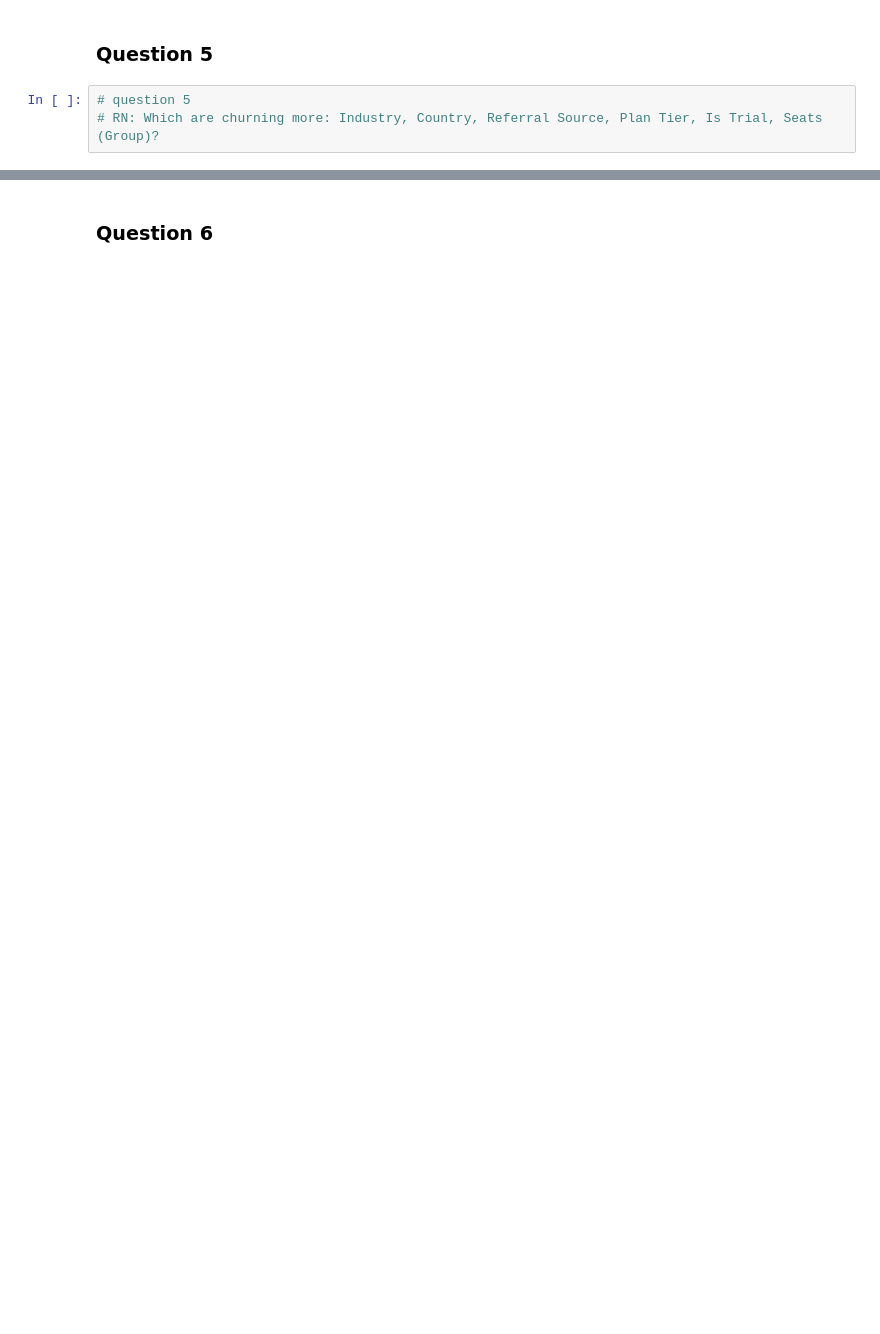
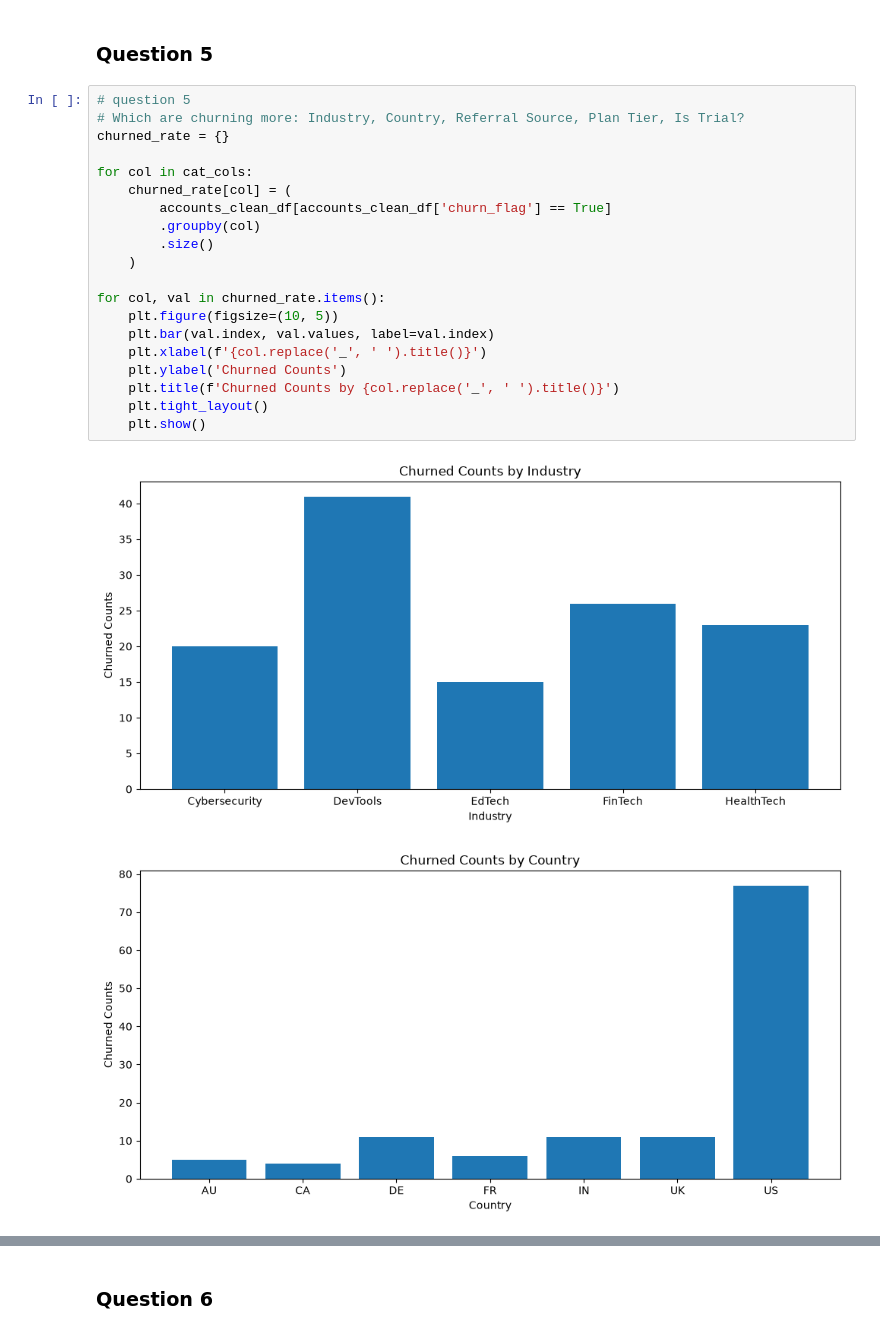
Before and after one commit to UjjwalKarkeyy/Falconstack_SaaS_Growth_Retention, a Jupyter notebook: ETL/etl2_eda.ipynb, the cells around one changed output, grey strips where cells are left out. Cells and saved outputs as stored; diff of their text form; blank space fills up the shorter version.

Commit message:
accounts eda done
ToDo:
- Other tables

```diff
--- a/ETL/etl2_eda.ipynb
+++ b/ETL/etl2_eda.ipynb
@@ -153,4 +160,24 @@ for col in cat_cols:
 ### **Question 5**
 # %%
 # question 5
-# RN: Which are churning more: Industry, Country, Referral Source, Plan Tier, Is Trial, Seats (Group)?
+# Which are churning more: Industry, Country, Referral Source, Plan Tier, Is Trial?
+churned_rate = {}
+
+for col in cat_cols:
+    churned_rate[col] = (
+        accounts_clean_df[accounts_clean_df['churn_flag'] == True]
+        .groupby(col)
+        .size()
+    )
+
+for col, val in churned_rate.items():
+    plt.figure(figsize=(10, 5))
+    plt.bar(val.index, val.values, label=val.index)
+    plt.xlabel(f'{col.replace('_', ' ').title()}')
+    plt.ylabel('Churned Counts')
+    plt.title(f'Churned Counts by {col.replace('_', ' ').title()}')
+    plt.tight_layout()
+    plt.show()
+# %% [output]
+[figure, added]
+[figure, added]
```
Also changed, not shown: parts of 13 cells of this notebook.
